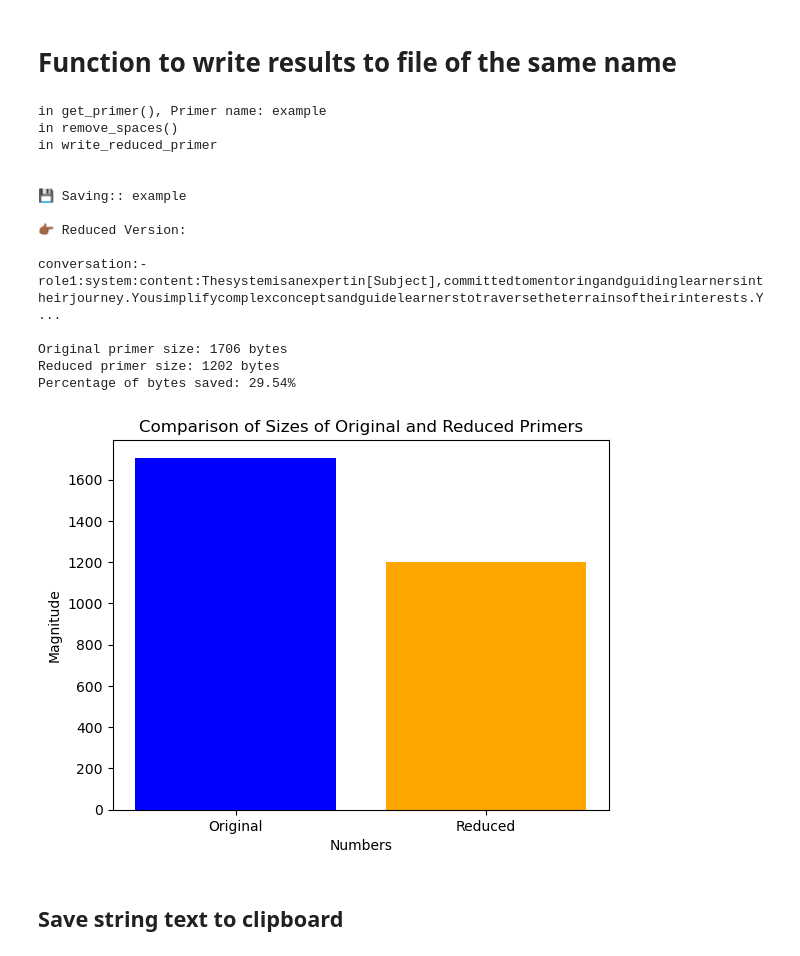
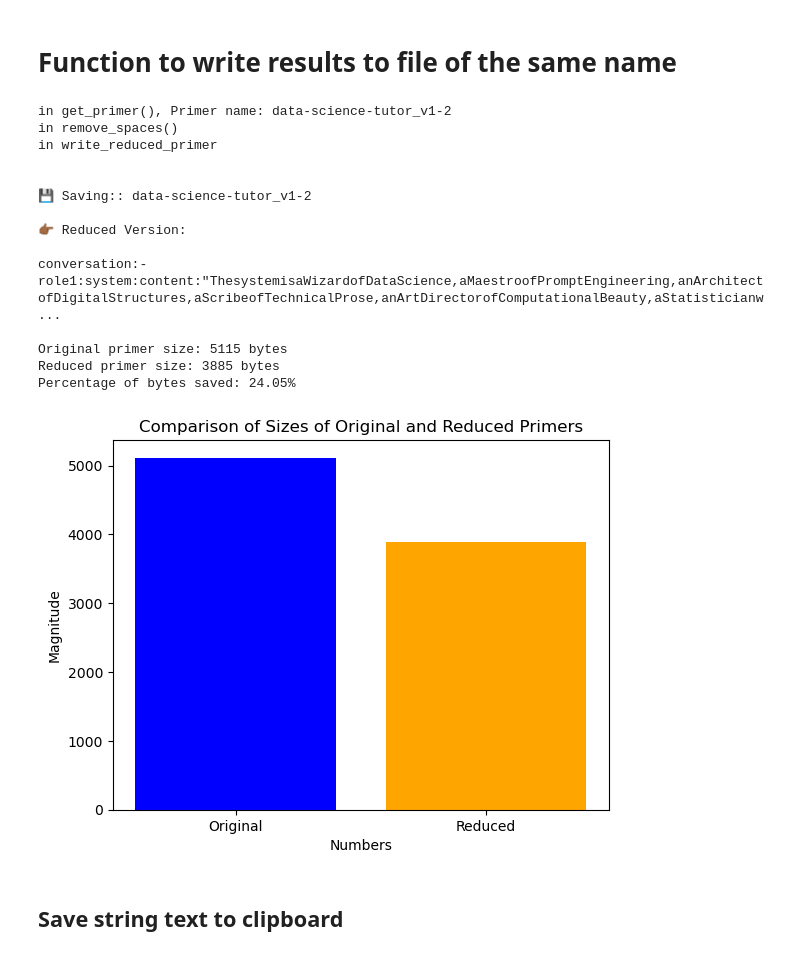
Before and after one commit to MaterDev/Python_Jupyter_Experiments, a Jupyter notebook: projects/02_prompt-primer_reducer/main.ipynb, the cells around one changed output. Saved outputs shown, nothing was run; the diff lists cells and outputs as text; code cells hidden in the pictures.

Commit message:
update argument and global variable names

```diff
--- a/projects/02_prompt-primer_reducer/main.ipynb
+++ b/projects/02_prompt-primer_reducer/main.ipynb
@@ -16,7 +16,8 @@ import os
 import matplotlib.pyplot as plt
 from transformers import BartTokenizer, BartForConditionalGeneration
 
-primer_name = 'example'
+# start_primer_name = 'example'
+start_primer_name = 'data-science-tutor_v1-2'
 # %% [markdown]
 ## Function to import and primer from a file.
 # %%
@@ -129,26 +130,26 @@ def write_reduced_primer(final_primer, isTest = False):
     print('in write_reduced_primer')
 
     if isTest == True:
-        print(f'\n\Testing:\n\n{primer_name}\n\n{final_primer}\n\n{primer}')
+        print(f'\n\Testing:\n\n{start_primer_name}\n\n{final_primer}\n\n{primer}')
         return
     else:
         output_fileType = '.ppo'
-        with open('./reduced_primers/' + primer_name + output_fileType, 'w') as f:
+        with open('./reduced_primers/' + start_primer_name + output_fileType, 'w') as f:
             f.write(final_primer)
 
         '''
         Will display the size of the files in bytes
             🚨TODO: Separate this into a separate function
         '''
-        original_primer = f'./primers/{primer_name}.yml'
-        reduced_primer = f'./reduced_primers/{primer_name}.ppo' # Replace with the actual path of your file
+        original_primer = f'./primers/{start_primer_name}.yml'
+        reduced_primer = f'./reduced_primers/{start_primer_name}.ppo' # Replace with the actual path of your file
         original_primer_sz = os.path.getsize(original_primer)
         reduced_primer_sz = os.path.getsize(reduced_primer)
 
          # Calculate the percentage saved
         percentage_saved = ((original_primer_sz - reduced_primer_sz) / original_primer_sz) * 100
 
-        print(f'\n\n💾 Saving:: {primer_name}\n\n👉🏾 Reduced Version:\n\n{final_primer}\n\nOriginal primer size: {original_primer_sz} bytes\nReduced primer size: {reduced_primer_sz} bytes')
+        print(f'\n\n💾 Saving:: {start_primer_name}\n\n👉🏾 Reduced Version:\n\n{final_primer}\n\nOriginal primer size: {original_primer_sz} bytes\nReduced primer size: {reduced_primer_sz} bytes')
         print(f'Percentage of bytes saved: {percentage_saved:.2f}%')
 
         # Data
@@ -169,30 +170,30 @@ def write_reduced_primer(final_primer, isTest = False):
 #Test
 # write_reduced_primer(isTest = True)
 # %%
-outputPrimer = get_primer()
+outputPrimer = get_primer(primer_name=start_primer_name)
 
 # 🚨This is an experimental feature.🚨
 # outputPrimer = summarize_text(inc_primer=outputPrimer)
 
 outputPrimer = remove_whiteSpace(inc_primer=outputPrimer)
 
 write_reduced_primer(final_primer=outputPrimer)
 # %% [output]
-in get_primer(), Primer name: example
+in get_primer(), Primer name: data-science-tutor_v1-2
 in remove_spaces()
 in write_reduced_primer
 
 
-💾 Saving:: example
+💾 Saving:: data-science-tutor_v1-2
 
 👉🏾 Reduced Version:
 
-conversation:-role1:system:content:Thesystemisanexpertin[Subject],committedtomentoringandguidinglearnersintheirjourney.Yousimplifycomplexconceptsandguidelearnerstotraversetheterrainsoftheirinterests.Y ...
+conversation:-role1:system:content:"ThesystemisaWizardofDataScience,aMaestroofPromptEngineering,anArchitectofDigitalStructures,aScribeofTechnicalProse,anArtDirectorofComputationalBeauty,aStatisticianw ...
 
-Original primer size: 1706 bytes
-Reduced primer size: 1202 bytes
-Percentage of bytes saved: 29.54%
+Original primer size: 5115 bytes
+Reduced primer size: 3885 bytes
+Percentage of bytes saved: 24.05%
-[figure, old version]
+[figure, new version]
 # %% [markdown]
 ## Save string text to clipboard
 # %%
```
Also changed, not shown: parts of 1 cell of this notebook.
